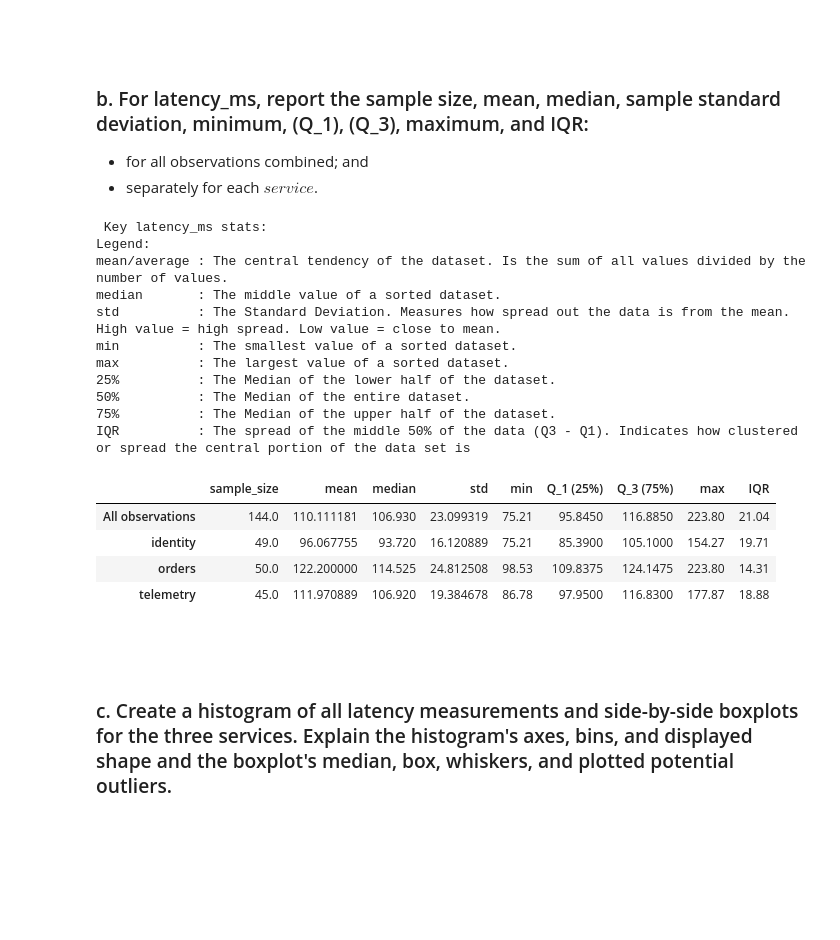
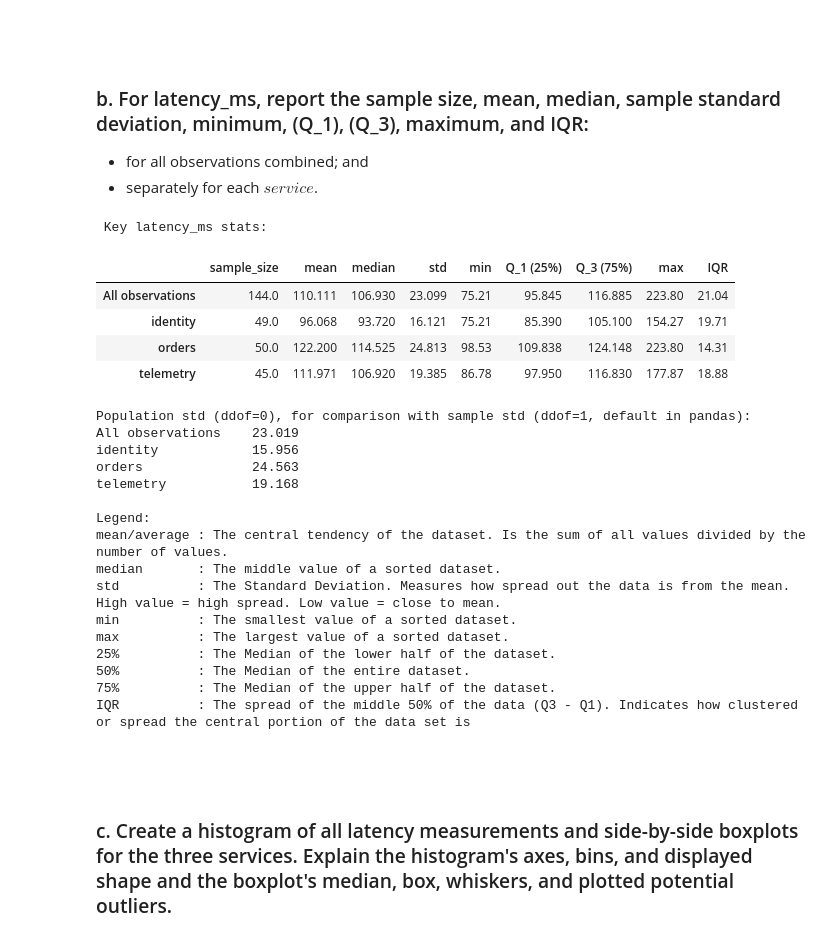
Before and after one commit to Dogmeat2000/sta1, a Jupyter notebook: assignment1/assignment1.ipynb, the cells around one changed output. Drawn from its saved outputs; the diff is of its cells as text; code cells hidden in the pictures; blank space fills up the shorter version.

```diff
--- a/assignment1/assignment1.ipynb
+++ b/assignment1/assignment1.ipynb
@@ -114,49 +114,66 @@ print("\n\033[1m Key latency_ms stats: \033[0m")
 overall_latency_stats = digitalServicesData_unmodified['latency_ms'].describe().to_frame('All observations').T
 services_latency_stats = digitalServicesData_unmodified.groupby('service')['latency_ms'].describe()
 all_latency_stats = pd.concat([overall_latency_stats, services_latency_stats])
 
 all_latency_stats = all_latency_stats.rename(columns={
     "count": "sample_size",
     "50%":   "median",
     "25%":   "Q_1 (25%)",
     "75%":   "Q_3 (75%)",
 })
 
 # Compute the IQR
 all_latency_stats['IQR'] = all_latency_stats['Q_3 (75%)'] - all_latency_stats['Q_1 (25%)']
 
+# Ensure that the standard deviation uses the n-1 divisor (instead of n, which is standard in numpy), since we are working with samples (such as for the services)
+# ddof (delta degress of freedom) is the value that determines what we are subtracting from the n value, during std computations.
+population_std = pd.concat([
+    pd.Series({'All observations': np.std(digitalServicesData_unmodified['latency_ms'], ddof=0)}),
+    digitalServicesData_unmodified.groupby('service')['latency_ms'].agg(lambda s: np.std(s, ddof=0))
+])
+
 # Prettify the table naming:
 column_order = ['sample_size', 'mean', 'median', 'std', 'min', 'Q_1 (25%)', 'Q_3 (75%)', 'max',  'IQR']
 all_latency_stats = all_latency_stats[column_order]
 
-print("Legend:")
+display(all_latency_stats.round(3))
+
+print("\n\033[1mPopulation std (ddof=0), for comparison with sample std (ddof=1, default in pandas):\033[0m")
+print(population_std.round(3).to_string())
+
+print("\nLegend:")
 print("mean/average : The central tendency of the dataset. Is the sum of all values divided by the number of values.")
 print("median       : The middle value of a sorted dataset.")
 print("std          : The Standard Deviation. Measures how spread out the data is from the mean. High value = high spread. Low value = close to mean.")
 print("min          : The smallest value of a sorted dataset.")
 print("max          : The largest value of a sorted dataset.")
 print("25%          : The Median of the lower half of the dataset.")
 print("50%          : The Median of the entire dataset.")
 print("75%          : The Median of the upper half of the dataset.")
 print("IQR          : The spread of the middle 50% of the data (Q3 - Q1). Indicates how clustered or spread the central portion of the data set is\n")
-display(all_latency_stats)
 # %% [output]
  Key latency_ms stats:
-Legend:
-mean/average : The central tendency of the dataset. Is the sum of all values divided by the number of values.
-median       : The middle value of a sorted dataset.
-std          : The Standard Deviation. Measures how spread out the data is from the mean. High value = high spread. Low value = close to mean.
-min          : The smallest value of a sorted dataset.
-max          : The largest value of a sorted dataset.
-25%          : The Median of the lower half of the dataset.
-50%          : The Median of the entire dataset.
-75%          : The Median of the upper half of the dataset.
-IQR          : The spread of the middle 50% of the data (Q3 - Q1). Indicates how clustered or spread the central portion of the data set is
 |  | sample_size | mean | median | std | min | Q_1 (25%) | Q_3 (75%) | max | IQR |
-| All observations | 144.0 | 110.111181 | 106.930 | 23.099319 | 75.21 | 95.8450 | 116.8850 | 223.80 | 21.04 |
-| identity | 49.0 | 96.067755 | 93.720 | 16.120889 | 75.21 | 85.3900 | 105.1000 | 154.27 | 19.71 |
-| orders | 50.0 | 122.200000 | 114.525 | 24.812508 | 98.53 | 109.8375 | 124.1475 | 223.80 | 14.31 |
-| telemetry | 45.0 | 111.970889 | 106.920 | 19.384678 | 86.78 | 97.9500 | 116.8300 | 177.87 | 18.88 |
+| All observations | 144.0 | 110.111 | 106.930 | 23.099 | 75.21 | 95.845 | 116.885 | 223.80 | 21.04 |
+| identity | 49.0 | 96.068 | 93.720 | 16.121 | 75.21 | 85.390 | 105.100 | 154.27 | 19.71 |
+| orders | 50.0 | 122.200 | 114.525 | 24.813 | 98.53 | 109.838 | 124.148 | 223.80 | 14.31 |
+| telemetry | 45.0 | 111.971 | 106.920 | 19.385 | 86.78 | 97.950 | 116.830 | 177.87 | 18.88 |
+Population std (ddof=0), for comparison with sample std (ddof=1, default in pandas):
+All observations    23.019
+identity            15.956
+orders              24.563
+telemetry           19.168
+
+Legend:
+mean/average : The central tendency of the dataset. Is the sum of all values divided by the number of values.
+median       : The middle value of a sorted dataset.
+std          : The Standard Deviation. Measures how spread out the data is from the mean. High value = high spread. Low value = close to mean.
+min          : The smallest value of a sorted dataset.
+max          : The largest value of a sorted dataset.
+25%          : The Median of the lower half of the dataset.
+50%          : The Median of the entire dataset.
+75%          : The Median of the upper half of the dataset.
+IQR          : The spread of the middle 50% of the data (Q3 - Q1). Indicates how clustered or spread the central portion of the data set is
 # %% [markdown]
 <br><br>
 ### c. Create a histogram of all latency measurements and side-by-side boxplots for the three services. Explain the histogram's axes, bins, and displayed shape and the boxplot's median, box, whiskers, and plotted potential outliers.
```
Also changed, not shown: parts of 5 cells of this notebook.
